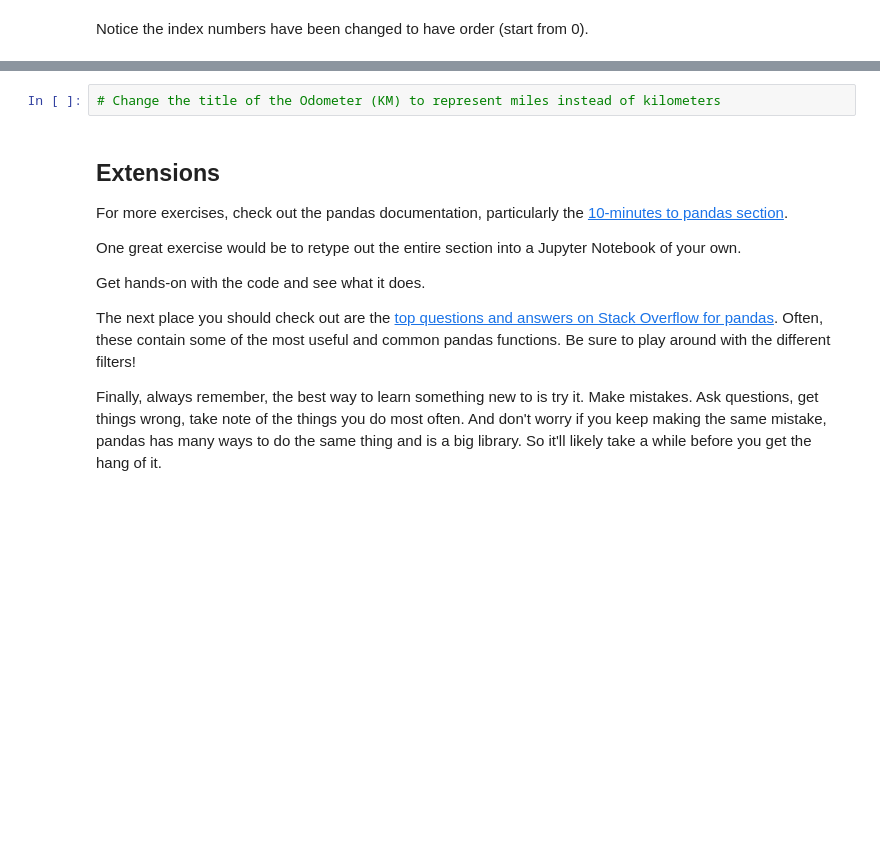
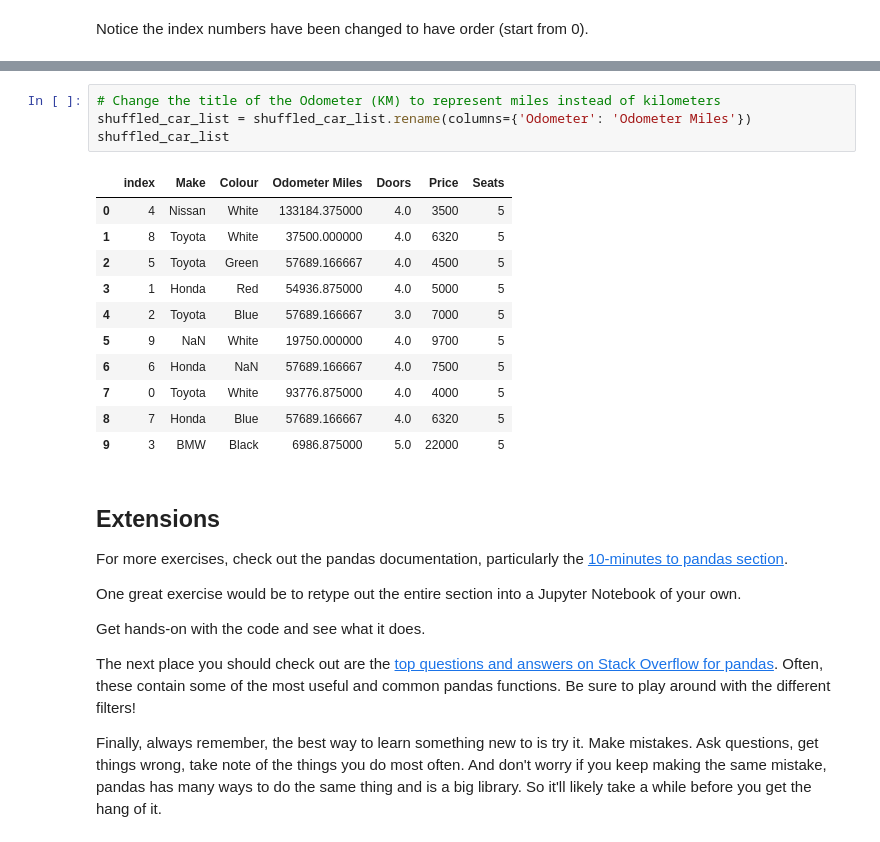
Before and after one commit to Sebastian-Constantin-Iacob/ai_practice_projects, a Jupyter notebook: pandas_practice_project/pandas_exercises.ipynb, the cells around one changed output, grey strips where cells are left out. Saved outputs shown, nothing was run; the diff lists cells and outputs as text; blank space fills up the shorter version.

```diff
--- a/pandas_practice_project/pandas_exercises.ipynb
+++ b/pandas_practice_project/pandas_exercises.ipynb
@@ -509,5 +519,19 @@ SyntaxError: invalid syntax (2818676846.py, line 2)
 # %%
 # Change the title of the Odometer (KM) to represent miles instead of kilometers
+shuffled_car_list = shuffled_car_list.rename(columns={'Odometer': 'Odometer Miles'})
+shuffled_car_list
+# %% [output]
+|  | index | Make | Colour | Odometer Miles | Doors | Price | Seats |
+| 0 | 4 | Nissan | White | 133184.375000 | 4.0 | 3500 | 5 |
+| 1 | 8 | Toyota | White | 37500.000000 | 4.0 | 6320 | 5 |
+| 2 | 5 | Toyota | Green | 57689.166667 | 4.0 | 4500 | 5 |
+| 3 | 1 | Honda | Red | 54936.875000 | 4.0 | 5000 | 5 |
+| 4 | 2 | Toyota | Blue | 57689.166667 | 3.0 | 7000 | 5 |
+| 5 | 9 | NaN | White | 19750.000000 | 4.0 | 9700 | 5 |
+| 6 | 6 | Honda | NaN | 57689.166667 | 4.0 | 7500 | 5 |
+| 7 | 0 | Toyota | White | 93776.875000 | 4.0 | 4000 | 5 |
+| 8 | 7 | Honda | Blue | 57689.166667 | 4.0 | 6320 | 5 |
+| 9 | 3 | BMW | Black | 6986.875000 | 5.0 | 22000 | 5 |
 # %% [markdown]
 ## Extensions
 
```
Also changed, not shown: parts of 3 cells of this notebook.
